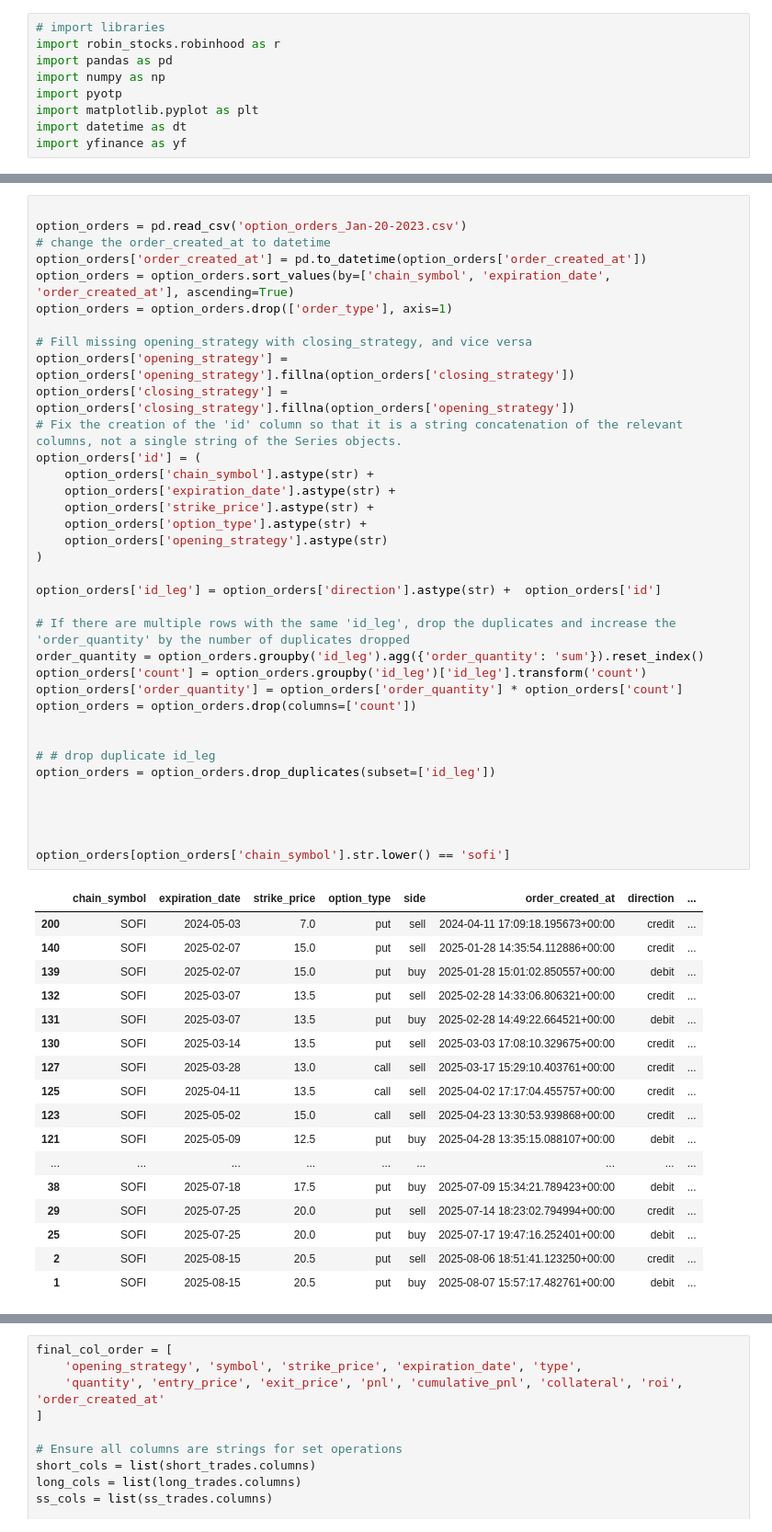
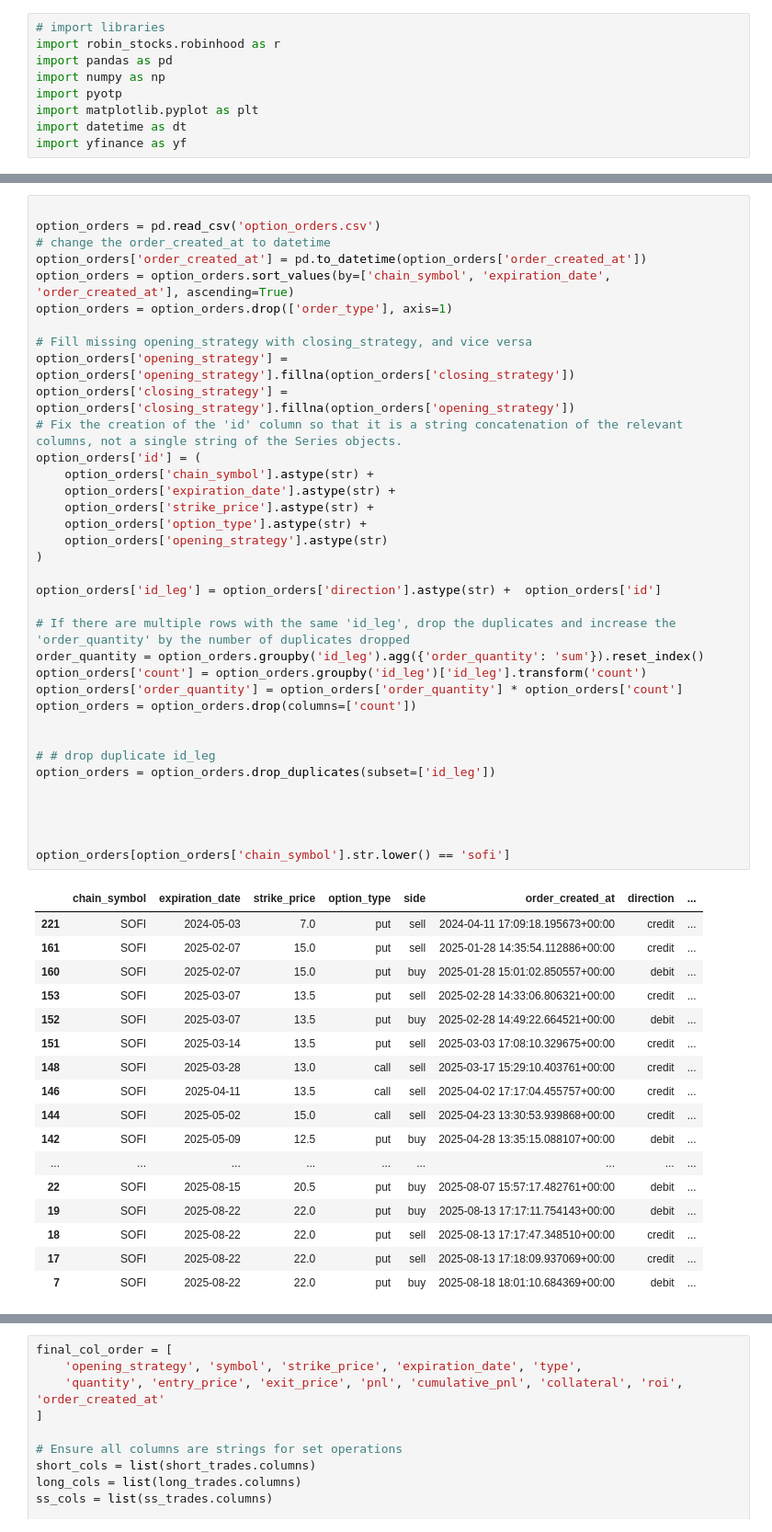
Before and after one commit to mihirargulkar/robinhood-dashboard, a Jupyter notebook: data.ipynb, the cells around one changed output, grey strips where cells are left out. Shown: that part at 92% size. Saved outputs shown, nothing was run; the diff lists cells and outputs as text.

```diff
--- a/data.ipynb
+++ b/data.ipynb
@@ -42,7 +42,7 @@ Found Additional pages.
 Loading page 2 ...
 # %%
 
-option_orders = pd.read_csv('option_orders_Jan-20-2023.csv')
+option_orders = pd.read_csv('option_orders.csv')
 # change the order_created_at to datetime
 option_orders['order_created_at'] = pd.to_datetime(option_orders['order_created_at'])
 option_orders = option_orders.sort_values(by=['chain_symbol', 'expiration_date', 'order_created_at'], ascending=True)
@@ -51,49 +51,49 @@ option_orders = option_orders.drop(['order_type'], axis=1)
 # Fill missing opening_strategy with closing_strategy, and vice versa
 option_orders['opening_strategy'] = option_orders['opening_strategy'].fillna(option_orders['closing_strategy'])
 option_orders['closing_strategy'] = option_orders['closing_strategy'].fillna(option_orders['opening_strategy'])
 # Fix the creation of the 'id' column so that it is a string concatenation of the relevant columns, not a single string of the Series objects.
 option_orders['id'] = (
     option_orders['chain_symbol'].astype(str) +
     option_orders['expiration_date'].astype(str) +
     option_orders['strike_price'].astype(str) +
     option_orders['option_type'].astype(str) +
     option_orders['opening_strategy'].astype(str)
 )
 
 option_orders['id_leg'] = option_orders['direction'].astype(str) +  option_orders['id']
 
 # If there are multiple rows with the same 'id_leg', drop the duplicates and increase the 'order_quantity' by the number of duplicates dropped
 order_quantity = option_orders.groupby('id_leg').agg({'order_quantity': 'sum'}).reset_index()
 option_orders['count'] = option_orders.groupby('id_leg')['id_leg'].transform('count')
 option_orders['order_quantity'] = option_orders['order_quantity'] * option_orders['count']
 option_orders = option_orders.drop(columns=['count'])
 
 
 # # drop duplicate id_leg
 option_orders = option_orders.drop_duplicates(subset=['id_leg'])
 
 
 
 
 option_orders[option_orders['chain_symbol'].str.lower() == 'sofi']
 # %% [output]
 |  | chain_symbol | expiration_date | strike_price | option_type | side | order_created_at | direction | ... |
-| 200 | SOFI | 2024-05-03 | 7.0 | put | sell | 2024-04-11 17:09:18.195673+00:00 | credit | ... |
-| 140 | SOFI | 2025-02-07 | 15.0 | put | sell | 2025-01-28 14:35:54.112886+00:00 | credit | ... |
-| 139 | SOFI | 2025-02-07 | 15.0 | put | buy | 2025-01-28 15:01:02.850557+00:00 | debit | ... |
-| 132 | SOFI | 2025-03-07 | 13.5 | put | sell | 2025-02-28 14:33:06.806321+00:00 | credit | ... |
-| 131 | SOFI | 2025-03-07 | 13.5 | put | buy | 2025-02-28 14:49:22.664521+00:00 | debit | ... |
-| 130 | SOFI | 2025-03-14 | 13.5 | put | sell | 2025-03-03 17:08:10.329675+00:00 | credit | ... |
-| 127 | SOFI | 2025-03-28 | 13.0 | call | sell | 2025-03-17 15:29:10.403761+00:00 | credit | ... |
-| 125 | SOFI | 2025-04-11 | 13.5 | call | sell | 2025-04-02 17:17:04.455757+00:00 | credit | ... |
-| 123 | SOFI | 2025-05-02 | 15.0 | call | sell | 2025-04-23 13:30:53.939868+00:00 | credit | ... |
-| 121 | SOFI | 2025-05-09 | 12.5 | put | buy | 2025-04-28 13:35:15.088107+00:00 | debit | ... |
+| 221 | SOFI | 2024-05-03 | 7.0 | put | sell | 2024-04-11 17:09:18.195673+00:00 | credit | ... |
+| 161 | SOFI | 2025-02-07 | 15.0 | put | sell | 2025-01-28 14:35:54.112886+00:00 | credit | ... |
+| 160 | SOFI | 2025-02-07 | 15.0 | put | buy | 2025-01-28 15:01:02.850557+00:00 | debit | ... |
+| 153 | SOFI | 2025-03-07 | 13.5 | put | sell | 2025-02-28 14:33:06.806321+00:00 | credit | ... |
+| 152 | SOFI | 2025-03-07 | 13.5 | put | buy | 2025-02-28 14:49:22.664521+00:00 | debit | ... |
+| 151 | SOFI | 2025-03-14 | 13.5 | put | sell | 2025-03-03 17:08:10.329675+00:00 | credit | ... |
+| 148 | SOFI | 2025-03-28 | 13.0 | call | sell | 2025-03-17 15:29:10.403761+00:00 | credit | ... |
+| 146 | SOFI | 2025-04-11 | 13.5 | call | sell | 2025-04-02 17:17:04.455757+00:00 | credit | ... |
+| 144 | SOFI | 2025-05-02 | 15.0 | call | sell | 2025-04-23 13:30:53.939868+00:00 | credit | ... |
+| 142 | SOFI | 2025-05-09 | 12.5 | put | buy | 2025-04-28 13:35:15.088107+00:00 | debit | ... |
 | ... | ... | ... | ... | ... | ... | ... | ... | ... |
-| 38 | SOFI | 2025-07-18 | 17.5 | put | buy | 2025-07-09 15:34:21.789423+00:00 | debit | ... |
-| 29 | SOFI | 2025-07-25 | 20.0 | put | sell | 2025-07-14 18:23:02.794994+00:00 | credit | ... |
-| 25 | SOFI | 2025-07-25 | 20.0 | put | buy | 2025-07-17 19:47:16.252401+00:00 | debit | ... |
-| 2 | SOFI | 2025-08-15 | 20.5 | put | sell | 2025-08-06 18:51:41.123250+00:00 | credit | ... |
-| 1 | SOFI | 2025-08-15 | 20.5 | put | buy | 2025-08-07 15:57:17.482761+00:00 | debit | ... |
+| 22 | SOFI | 2025-08-15 | 20.5 | put | buy | 2025-08-07 15:57:17.482761+00:00 | debit | ... |
+| 19 | SOFI | 2025-08-22 | 22.0 | put | buy | 2025-08-13 17:17:11.754143+00:00 | debit | ... |
+| 18 | SOFI | 2025-08-22 | 22.0 | put | sell | 2025-08-13 17:17:47.348510+00:00 | credit | ... |
+| 17 | SOFI | 2025-08-22 | 22.0 | put | sell | 2025-08-13 17:18:09.937069+00:00 | credit | ... |
+| 7 | SOFI | 2025-08-22 | 22.0 | put | buy | 2025-08-18 18:01:10.684369+00:00 | debit | ... |
 # %%
 # Concise processing for short puts and calls
 short_trades = option_orders[option_orders['opening_strategy'].isin(['short_put', 'short_call'])].copy()
```
Also changed, not shown: parts of 5 cells of this notebook, 9 other files.
